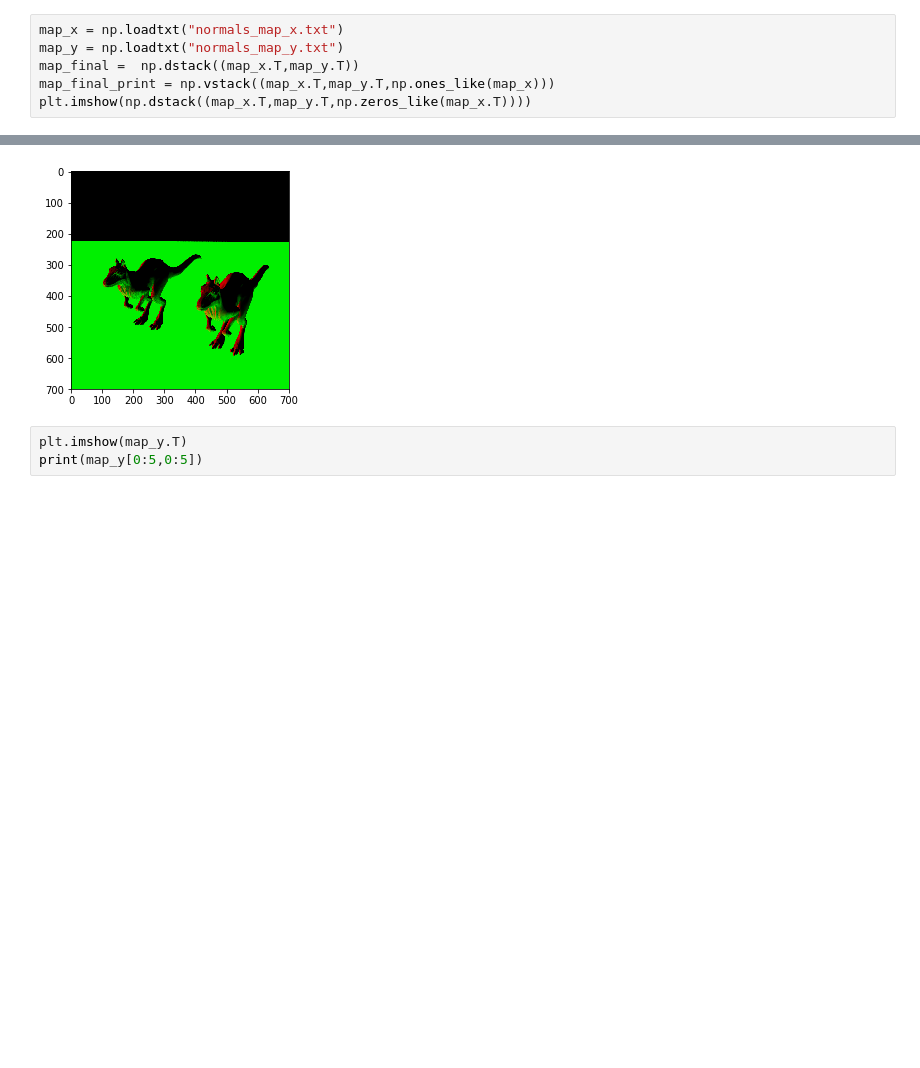
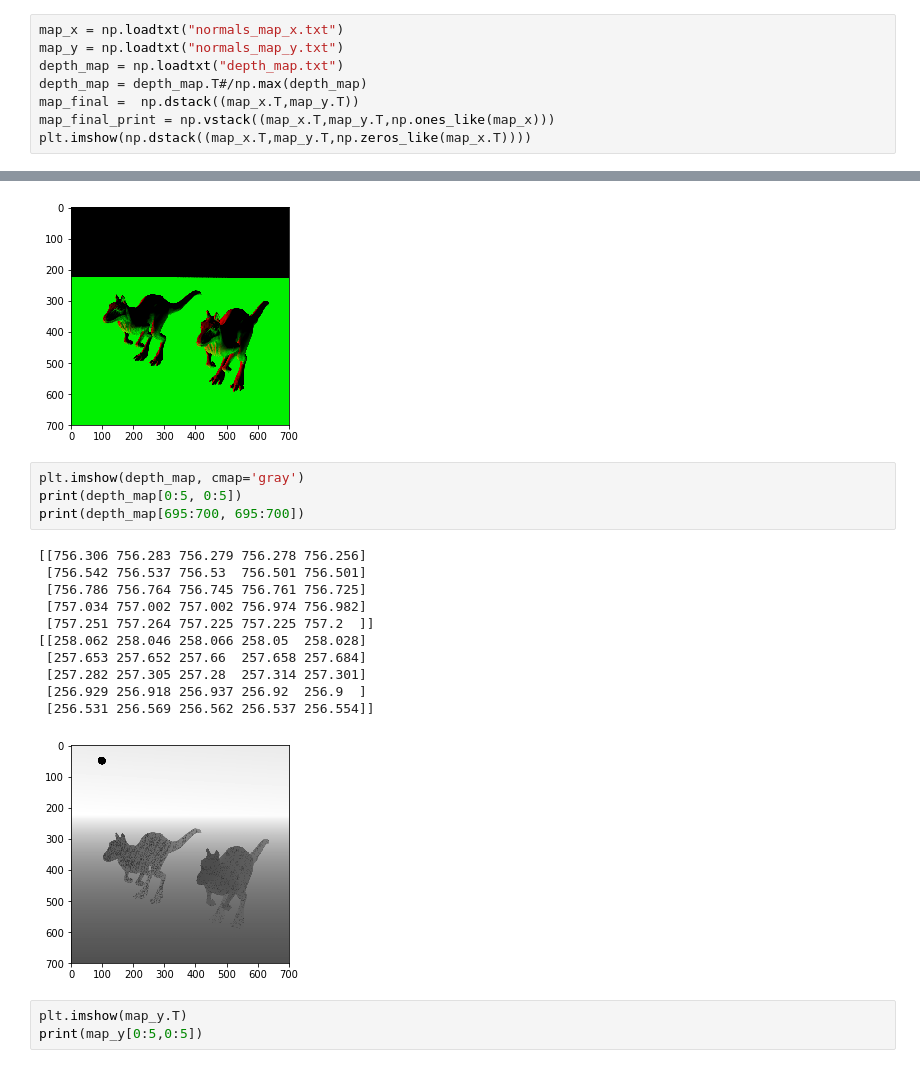
Before and after one commit to Arjun-Arora/CS348B_project, a Jupyter notebook: project/Untitled.ipynb, the cells around one changed output, grey strips where cells are left out. Saved outputs shown, nothing was run; the diff lists cells and outputs as text; blank space fills up the shorter version.

Commit message:
pushed depth maps and started on the albedo

```diff
--- a/project/Untitled.ipynb
+++ b/project/Untitled.ipynb
@@ -4,6 +4,8 @@ import matplotlib.pyplot as plt
 # %%
 map_x = np.loadtxt("normals_map_x.txt")
 map_y = np.loadtxt("normals_map_y.txt")
+depth_map = np.loadtxt("depth_map.txt")
+depth_map = depth_map.T#/np.max(depth_map)
 map_final =  np.dstack((map_x.T,map_y.T))
 map_final_print = np.vstack((map_x.T,map_y.T,np.ones_like(map_x)))
 plt.imshow(np.dstack((map_x.T,map_y.T,np.zeros_like(map_x.T))))
@@ -11,6 +13,22 @@ plt.imshow(np.dstack((map_x.T,map_y.T,np.zeros_like(map_x.T))))
 Clipping input data to the valid range for imshow with RGB data ([0..1] for floats or [0..255] for integers).
 <matplotlib.image.AxesImage at 0x...>
 [figure]
+# %%
+plt.imshow(depth_map, cmap='gray')
+print(depth_map[0:5, 0:5])
+print(depth_map[695:700, 695:700])
+# %% [output]
+[[756.306 756.283 756.279 756.278 756.256]
+ [756.542 756.537 756.53  756.501 756.501]
+ [756.786 756.764 756.745 756.761 756.725]
+ [757.034 757.002 757.002 756.974 756.982]
+ [757.251 757.264 757.225 757.225 757.2  ]]
+[[258.062 258.046 258.066 258.05  258.028]
+ [257.653 257.652 257.66  257.658 257.684]
+ [257.282 257.305 257.28  257.314 257.301]
+ [256.929 256.918 256.937 256.92  256.9  ]
+ [256.531 256.569 256.562 256.537 256.554]]
+[figure, added]
 # %%
 plt.imshow(map_y.T)
 print(map_y[0:5,0:5])
```
Also changed, not shown: 5 other files.
